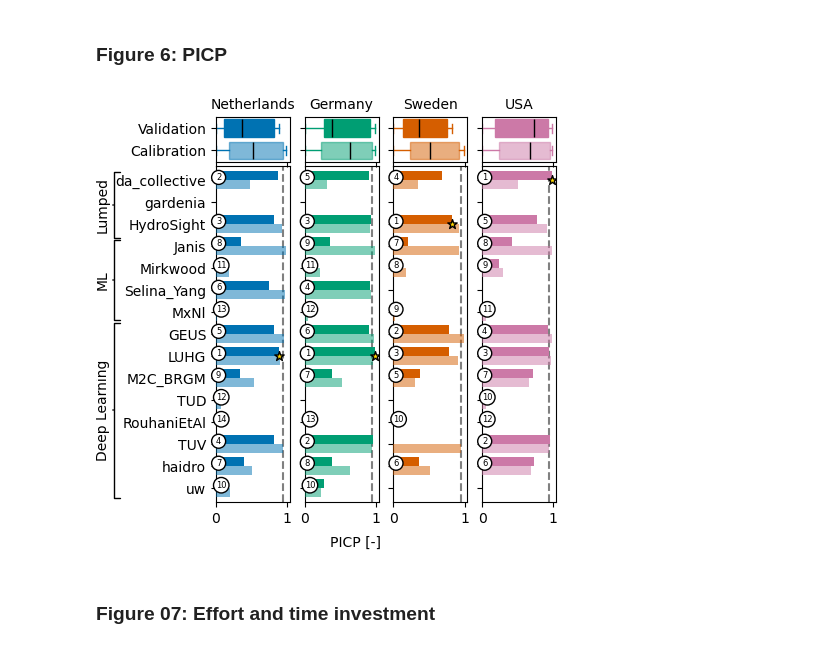
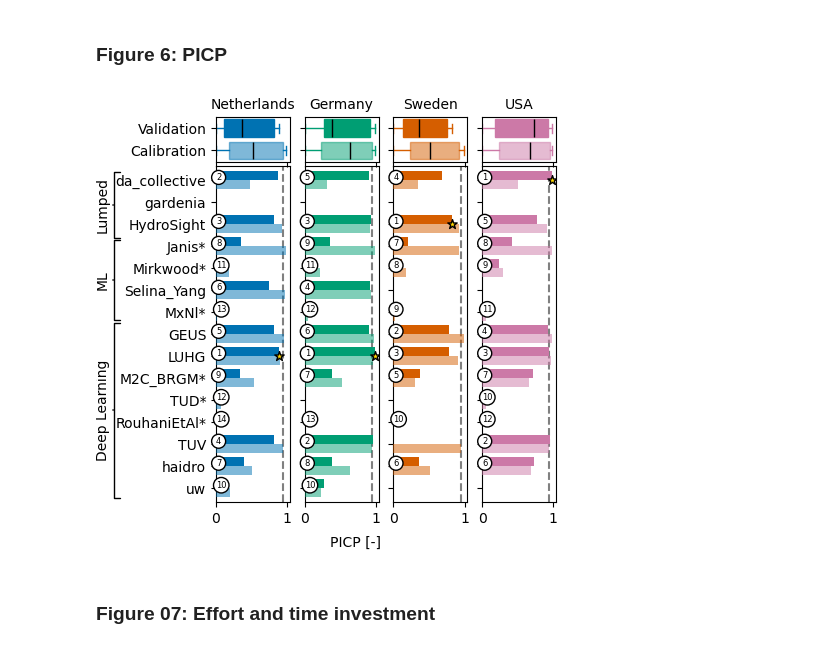
Before and after one commit to gwmodeling/challenge, a Jupyter notebook: scripts/03_analyse.ipynb, the cells around one changed output. Saved outputs shown, nothing was run; the diff lists cells and outputs as text; code cells hidden in the pictures.

```diff
--- a/scripts/03_analyse.ipynb
+++ b/scripts/03_analyse.ipynb
@@ -86,7 +83,7 @@ tmax = {
 # %%
 sims = pd.read_csv("../data/all_results.csv", index_col=0, parse_dates=True, header=[0, 1, 2])
 
-wells = sims.columns.get_level_values(1).unique().drop("Sweden_1")
+wells = sims.columns.get_level_values(1).unique()#.drop("Sweden_1")
 names = ['USA', 'Netherlands', 'Germany', 'Sweden']
 
 heads = []
@@ -105,5 +102,5 @@ heads = heads.loc[~heads.index.duplicated()].sort_index()
 # %%
-stats = ["mae", "rmse", "nse", "kge_2012"]
+stats = ["mae", "rmse", "nse"]
 team_names = sims.columns.get_level_values(0).unique()
 periods = ["calibration", "validation"]
 
@@ -147,5 +144,5 @@ for i, well in enumerate(wells):
             else:
                 metrics.loc[name[0], (period, "PICP", well)] = np.nan
 
-metrics.head()
+metrics.head().round(2)
 # %% [output]
@@ -160,0 +183,5 @@ metrics.head()
+# %%
+ax = heads.loc[tmin["Sweden_1"]:tmax["Sweden_1"], "Sweden_1"].dropna().plot(marker=".", color="k", figsize=(10,3))
+for name, sim in sims.loc[tmin["Sweden_1"]:tmax["Sweden_1"], (slice(None), "Sweden_1", "Simulated Head")].items():
+    if not sim.dropna().empty:
+        sim.dropna().plot(legend=False, ax=ax, alpha=0.7, color="C0")
@@ -163,5 +192,4 @@ metrics.head()
 # %%
-# table = metrics.loc[:, (["nse", "mae"], slice(None))].astype(float).style.background_gradient(cmap="RdBu")
-# table.to_latex("../tables/fit_metrics.tex")
-# table
+wells = sims.columns.get_level_values(1).unique().drop("Sweden_1")
+metrics = metrics.loc[:, (slice(None), slice(None), wells)]
 # %% [markdown]
@@ -389,9 +400,27 @@ plt.savefig("../figures/figure_05.png", bbox_inches="tight", dpi=300)
 # %%
 fig, axes = plot_metrics("PICP", label="PICP [-]", best="max")
 for ax in axes:
     ax.axvline(0.95, color="gray", linestyle="--")
+
+labels = ['da_collective',
+ 'gardenia',
+ 'HydroSight',
+ 'Janis*',
+ 'Mirkwood*',
+ 'Selina_Yang',
+ 'MxNl*',
+ 'GEUS',
+ 'LUHG',
+ 'M2C_BRGM*',
+ 'TUD*',
+ 'RouhaniEtAl*',
+ 'TUV',
+ 'haidro',
+ 'uw']
+labels.reverse()
+axes[0].set_yticklabels(labels)
 plt.savefig("../figures/figure_06.png", bbox_inches="tight", dpi=300)
 # %% [output]
-[figure, old version]
+[figure, new version]
 # %% [markdown]
 ### Figure 07: Effort and time investment
```
Also changed, not shown: parts of 16 cells of this notebook, 2 other files.
